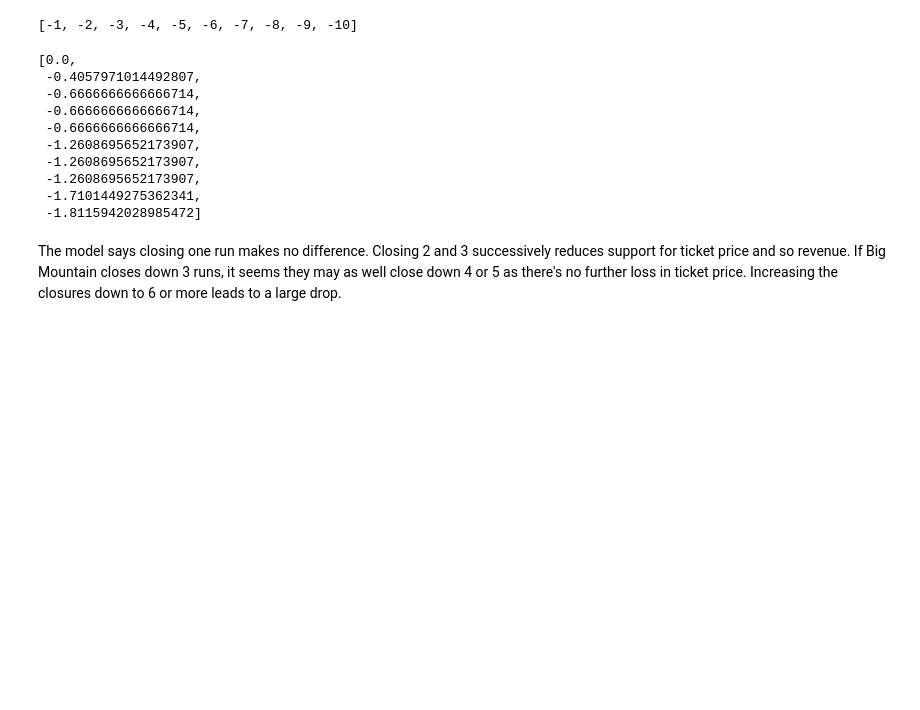
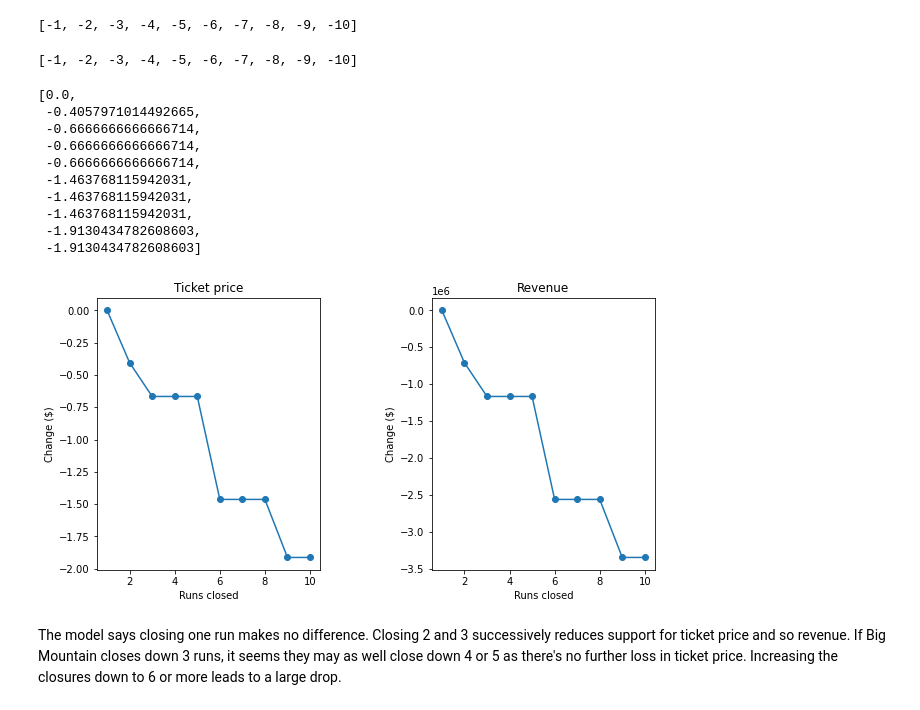
Before and after one commit to byongrakkim/DataScienceGuidedCapstone, a Jupyter notebook: Notebooks/05_modeling.ipynb, the cells around one changed output. Drawn from its saved outputs; the diff is of its cells as text; code cells hidden in the pictures; blank space fills up the shorter version.

```diff
--- a/Notebooks/05_modeling.ipynb
+++ b/Notebooks/05_modeling.ipynb
@@ -346,7 +346,7 @@ def predict_increase(features, deltas):
 
     bm2 = X_bm.copy()
     for f, d in zip(features, deltas):
-        bm2[___] += ___
+        bm2[features] += deltas
     return model.predict(bm2).item() - model.predict(X_bm).item()
 # %% [markdown]
 ### 5.9.1 Scenario 1<a id='5.9.1_Scenario_1'></a>
@@ -359,35 +359,41 @@ Close up to 10 of the least used runs. The number of runs is the only parameter
 # %%
 runs_delta = [i for i in range(-1, -11, -1)]
 price_deltas = [predict_increase(['Runs'], [delta]) for delta in runs_delta]
+# %%
+runs_delta
+# %% [output]
+[-1, -2, -3, -4, -5, -6, -7, -8, -9, -10]
 # %%
 price_deltas
 # %% [output]
 [0.0,
- -0.4057971014492807,
+ -0.4057971014492665,
  -0.6666666666666714,
  -0.6666666666666714,
  -0.6666666666666714,
- -1.2608695652173907,
- -1.2608695652173907,
- -1.2608695652173907,
- -1.7101449275362341,
- -1.8115942028985472]
+ -1.463768115942031,
+ -1.463768115942031,
+ -1.463768115942031,
+ -1.9130434782608603,
+ -1.9130434782608603]
 # %%
 #Code task 3#
 #Create two plots, side by side, for the predicted ticket price change (delta) for each
 #condition (number of runs closed) in the scenario and the associated predicted revenue
 #change on the assumption that each of the expected visitors buys 5 tickets
 #There are two things to do here:
 #1 - use a list comprehension to create a list of the number of runs closed from `runs_delta`
 #2 - use a list comprehension to create a list of predicted revenue changes from `price_deltas`
-runs_closed = [-1 * ___ for ___ in runs_delta] #1
+runs_closed = [-1 * runs for runs in runs_delta] #1
 fig, ax = plt.subplots(1, 2, figsize=(10, 5))
 fig.subplots_adjust(wspace=0.5)
 ax[0].plot(runs_closed, price_deltas, 'o-')
 ax[0].set(xlabel='Runs closed', ylabel='Change ($)', title='Ticket price')
-revenue_deltas = [5 * expected_visitors * ___ for ___ in ___] #2
+revenue_deltas = [5 * expected_visitors * price for price in price_deltas] #2
 ax[1].plot(runs_closed, revenue_deltas, 'o-')
 ax[1].set(xlabel='Runs closed', ylabel='Change ($)', title='Revenue');
+# %% [output]
+[figure, added]
 # %% [markdown]
 The model says closing one run makes no difference. Closing 2 and 3 successively reduces support for ticket price and so revenue. If Big Mountain closes down 3 runs, it seems they may as well close down 4 or 5 as there's no further loss in ticket price. Increasing the closures down to 6 or more leads to a large drop.
 # %% [markdown]
```
Also changed, not shown: parts of 8 cells of this notebook.
